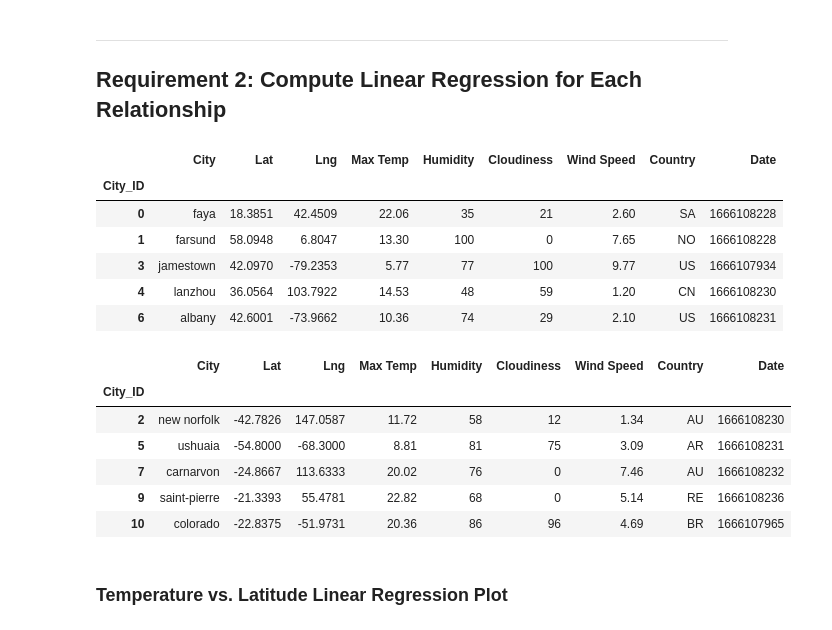
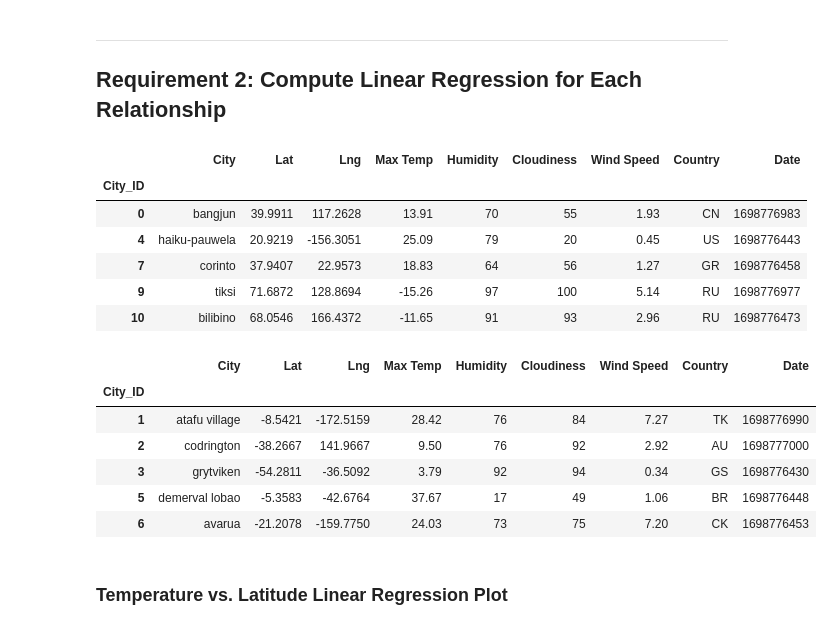
Before and after one commit to jdsouthern/python-api-challenge, a Jupyter notebook: WeatherPy/WeatherPy.ipynb, the cells around one changed output. Cells and saved outputs as stored; diff of their text form; code cells hidden in the pictures.

```diff
--- a/WeatherPy/WeatherPy.ipynb
+++ b/WeatherPy/WeatherPy.ipynb
@@ -270,30 +272,30 @@ plt.show()
 # %%
 # Create a DataFrame with the Northern Hemisphere data (Latitude >= 0)
-# YOUR CODE HERE
+northern_hemi_df = city_data_df[city_data_df["Lat"] >= 0]
 
 # Display sample data
 northern_hemi_df.head()
 # %% [output]
 |  | City | Lat | Lng | Max Temp | Humidity | Cloudiness | Wind Speed | Country | Date |
 | City_ID |  |  |  |  |  |  |  |  |  |
-| 0 | faya | 18.3851 | 42.4509 | 22.06 | 35 | 21 | 2.60 | SA | 1666108228 |
-| 1 | farsund | 58.0948 | 6.8047 | 13.30 | 100 | 0 | 7.65 | NO | 1666108228 |
-| 3 | jamestown | 42.0970 | -79.2353 | 5.77 | 77 | 100 | 9.77 | US | 1666107934 |
-| 4 | lanzhou | 36.0564 | 103.7922 | 14.53 | 48 | 59 | 1.20 | CN | 1666108230 |
-| 6 | albany | 42.6001 | -73.9662 | 10.36 | 74 | 29 | 2.10 | US | 1666108231 |
+| 0 | bangjun | 39.9911 | 117.2628 | 13.91 | 70 | 55 | 1.93 | CN | 1698776983 |
+| 4 | haiku-pauwela | 20.9219 | -156.3051 | 25.09 | 79 | 20 | 0.45 | US | 1698776443 |
+| 7 | corinto | 37.9407 | 22.9573 | 18.83 | 64 | 56 | 1.27 | GR | 1698776458 |
+| 9 | tiksi | 71.6872 | 128.8694 | -15.26 | 97 | 100 | 5.14 | RU | 1698776977 |
+| 10 | bilibino | 68.0546 | 166.4372 | -11.65 | 91 | 93 | 2.96 | RU | 1698776473 |
 # %%
 # Create a DataFrame with the Southern Hemisphere data (Latitude < 0)
-# YOUR CODE HERE
+southern_hemi_df = city_data_df[city_data_df["Lat"] < 0]
 
 # Display sample data
 southern_hemi_df.head()
 # %% [output]
 |  | City | Lat | Lng | Max Temp | Humidity | Cloudiness | Wind Speed | Country | Date |
 | City_ID |  |  |  |  |  |  |  |  |  |
-| 2 | new norfolk | -42.7826 | 147.0587 | 11.72 | 58 | 12 | 1.34 | AU | 1666108230 |
-| 5 | ushuaia | -54.8000 | -68.3000 | 8.81 | 81 | 75 | 3.09 | AR | 1666108231 |
-| 7 | carnarvon | -24.8667 | 113.6333 | 20.02 | 76 | 0 | 7.46 | AU | 1666108232 |
-| 9 | saint-pierre | -21.3393 | 55.4781 | 22.82 | 68 | 0 | 5.14 | RE | 1666108236 |
-| 10 | colorado | -22.8375 | -51.9731 | 20.36 | 86 | 96 | 4.69 | BR | 1666107965 |
+| 1 | atafu village | -8.5421 | -172.5159 | 28.42 | 76 | 84 | 7.27 | TK | 1698776990 |
+| 2 | codrington | -38.2667 | 141.9667 | 9.50 | 76 | 92 | 2.92 | AU | 1698777000 |
+| 3 | grytviken | -54.2811 | -36.5092 | 3.79 | 92 | 94 | 0.34 | GS | 1698776430 |
+| 5 | demerval lobao | -5.3583 | -42.6764 | 37.67 | 17 | 49 | 1.06 | BR | 1698776448 |
+| 6 | avarua | -21.2078 | -159.7750 | 24.03 | 73 | 75 | 7.20 | CK | 1698776453 |
 # %% [markdown]
 ###  Temperature vs. Latitude Linear Regression Plot
```
Also changed, not shown: parts of 26 cells of this notebook.
